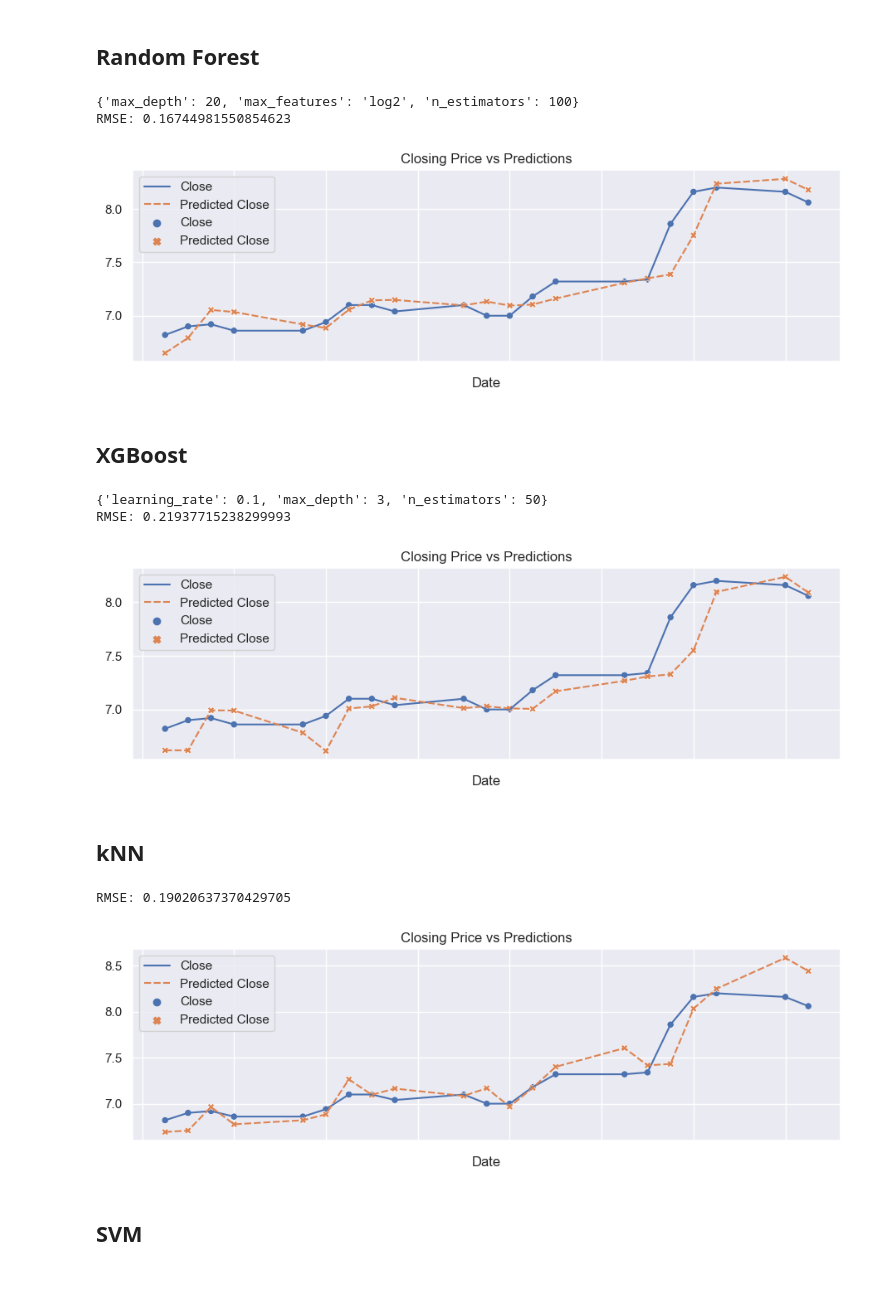
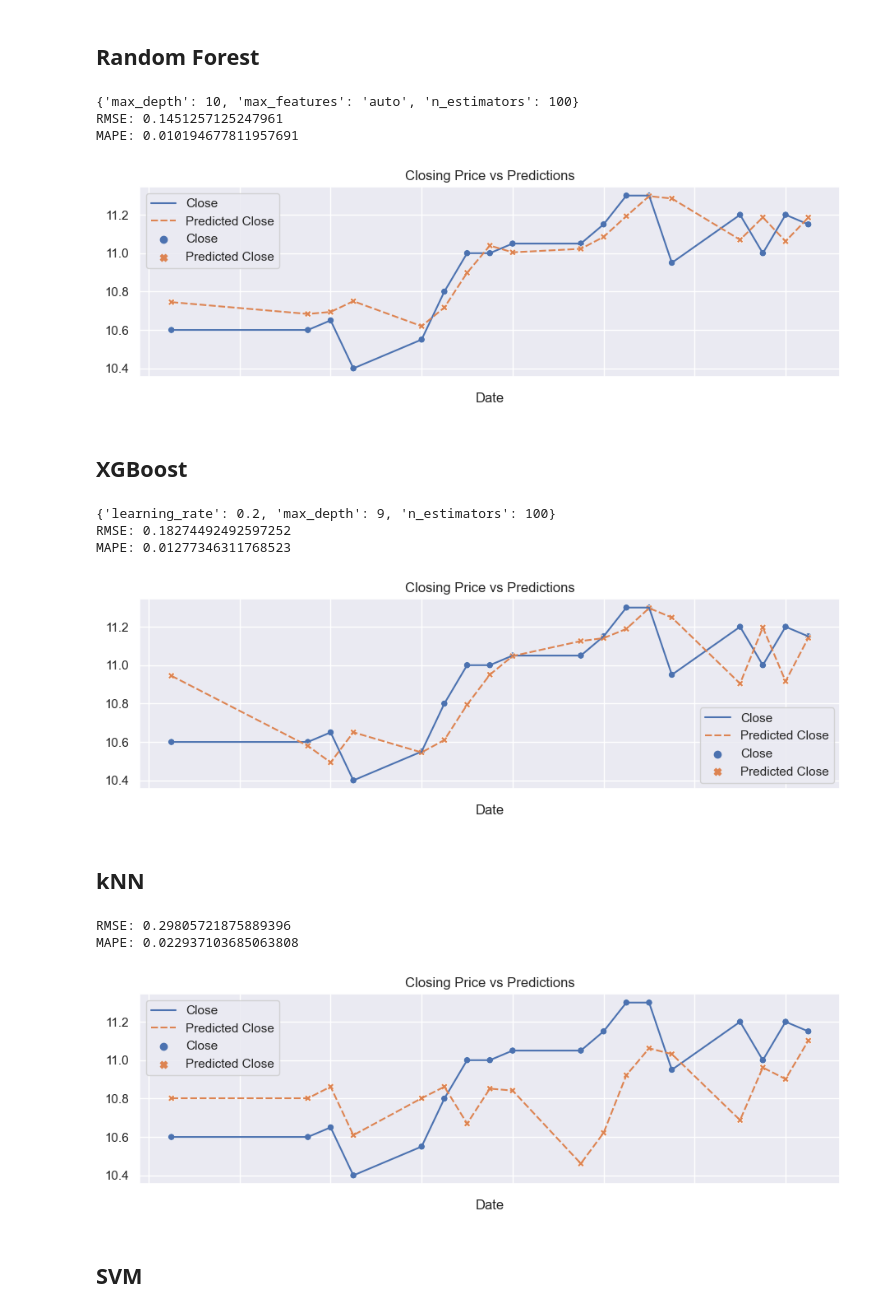
Before and after one commit to praxitelisk/FinancialDashboard, a Jupyter notebook: stock-price-modelling-v2.ipynb, the cells around one changed output. Saved outputs shown, nothing was run; the diff lists cells and outputs as text; code cells hidden in the pictures; blank space fills up the shorter version.

```diff
--- a/stock-price-modelling-v2.ipynb
+++ b/stock-price-modelling-v2.ipynb
@@ -1299,9 +1348,9 @@ RMSE: 0.17641584945212965
 ## SVM
 # %%
 # build XGB model with lagged values and default parameters
-svm_model_fe, svm_model_fe_rmse = build_svm_default_model(main_df.copy(), with_fe=True)
+svm_model_fe, svm_model_fe_rmse, svm_model_fe_mape = build_svm_default_model(main_df.copy(), with_fe=True)
 
 
 # Save the model performance
-df_performances.loc['svm_fe'] = svm_model_rmse
+df_performances['svm_fe'] = [svm_model_fe_rmse, svm_model_fe_mape]
 # %% [output]
@@ -1310,8 +1360,8 @@ RMSE: 0.250590511669591
 # %% [markdown]
 ## kNN
 # %%
-knn_model_fe, knn_model_fe_rmse = build_knn_default_model(main_df.copy(), with_fe=True)
+knn_model_fe, knn_model_fe_rmse, knn_model_fe_mape = build_knn_default_model(main_df.copy(), with_fe=True)
 
 # # Save the model performance
-df_performances.loc['knn_fe'] = knn_model_fe_rmse
+df_performances['knn_fe'] = [knn_model_fe_rmse, knn_model_fe_mape]
 # %% [output]
@@ -1320,7 +1371,8 @@ RMSE: 0.19020637370429705
 # %% [markdown]
 ## LSTM
 # %%
-lstm_model_fe, lstm_model_fe_rmse = build_lstm_default_model(main_df.copy(), with_fe = True)
+lstm_model_fe, lstm_model_fe_rmse, lstm_model_fe_mape = build_lstm_default_model(main_df.copy(), with_fe = True)
 
-df_performances.loc['lstm_fe'] = lstm_model_fe_rmse
+# Save the model performance
+df_performances['lstm_fe'] = [lstm_model_fe_rmse, lstm_model_fe_mape]
 # %% [output]
@@ -1350,38 +1402,41 @@ Tuned models with feature engineering
 ## Random Forest
 # %%
 # Random Forest default model with default features
-rf_model_grid_fe, rf_model_grid_fe_rmse = build_random_forest_grid_search_model(main_df.copy(),
+rf_model_grid_fe, rf_model_grid_fe_rmse, rf_model_grid_fe_mape = build_random_forest_grid_search_model(main_df.copy(),
                                                                     with_fe = True)
 
 # Save the model performance
-df_performances.loc['rf_grid_fe'] = rf_model_grid_fe_rmse
+df_performances['rf_grid_fe'] = [rf_model_grid_fe_rmse, rf_model_grid_fe_mape]
 # %% [output]
-{'max_depth': 20, 'max_features': 'log2', 'n_estimators': 100}
-RMSE: 0.16744981550854623
+{'max_depth': 10, 'max_features': 'auto', 'n_estimators': 100}
+RMSE: 0.1451257125247961
+MAPE: 0.010194677811957691
-[figure, old version]
+[figure, new version]
 # %% [markdown]
 ## XGBoost
 # %%
 # Random Forest default model with feature engineering
-xgb_model_grid_fe, xgb_model_grid_fe_rmse = build_xgboost_grid_search_model(main_df.copy(),
+xgb_model_grid_fe, xgb_model_grid_fe_rmse, xgb_model_grid_fe_mape = build_xgboost_grid_search_model(main_df.copy(),
                                                                     with_fe = True)
 
 # Save the model performance
-df_performances.loc['xgb_grid_fe'] = xgb_model_grid_fe_rmse
+df_performances['xgb_grid_fe'] = [xgb_model_grid_fe_rmse, xgb_model_grid_fe_mape]
 # %% [output]
-{'learning_rate': 0.1, 'max_depth': 3, 'n_estimators': 50}
-RMSE: 0.21937715238299993
+{'learning_rate': 0.2, 'max_depth': 9, 'n_estimators': 100}
+RMSE: 0.18274492492597252
+MAPE: 0.01277346311768523
-[figure, old version]
+[figure, new version]
 # %% [markdown]
 ## kNN
 # %%
-knn_model_grid_fe, knn_model_grid_fe_rmse = build_knn_default_model(main_df.copy(), with_fe=True)
+knn_model_grid_fe, knn_model_grid_fe_rmse, knn_model_grid_fe_mape = build_knn_default_model(main_df.copy(), with_fe=True)
 
 # Save the model performance
-df_performances.loc['knn_grid_fe'] = knn_model_grid_fe_rmse
+df_performances['knn_grid_fe'] = [knn_model_grid_fe_rmse, knn_model_grid_fe_mape]
 # %% [output]
-RMSE: 0.19020637370429705
+RMSE: 0.29805721875889396
+MAPE: 0.022937103685063808
-[figure, old version]
+[figure, new version]
 # %% [markdown]
 ## SVM
 # %%
```
Also changed, not shown: parts of 44 cells of this notebook.
